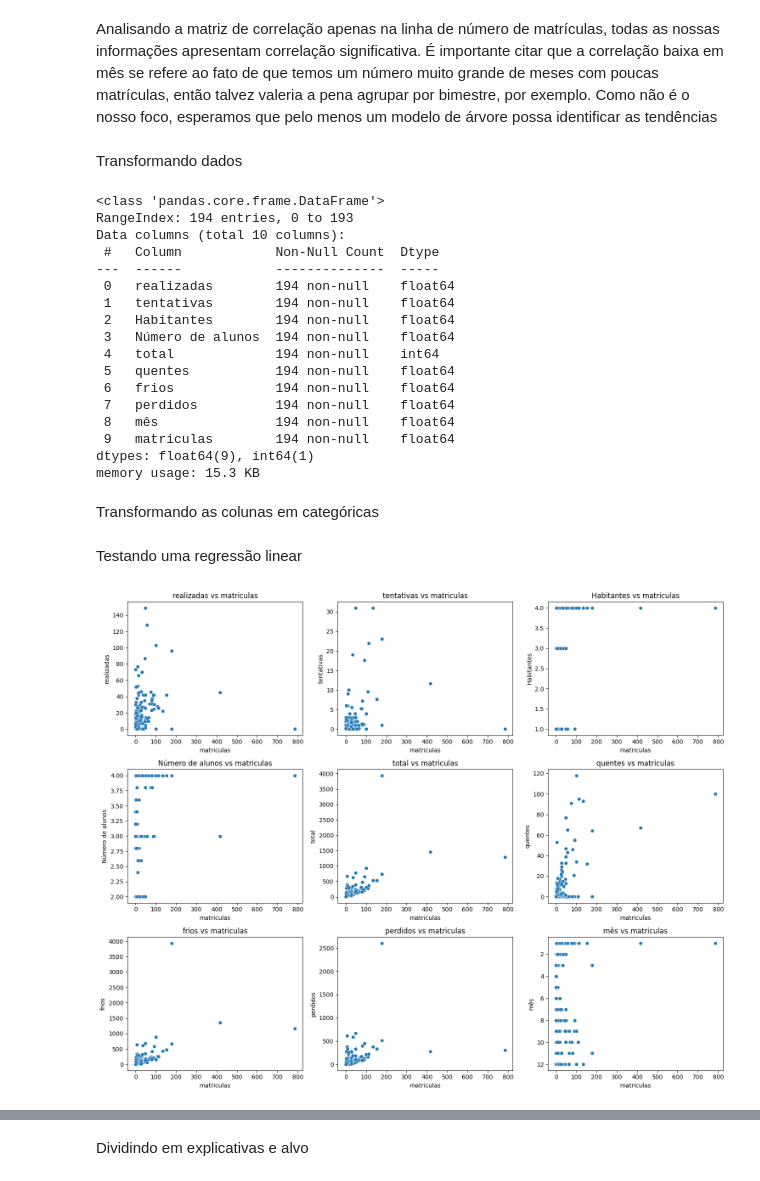
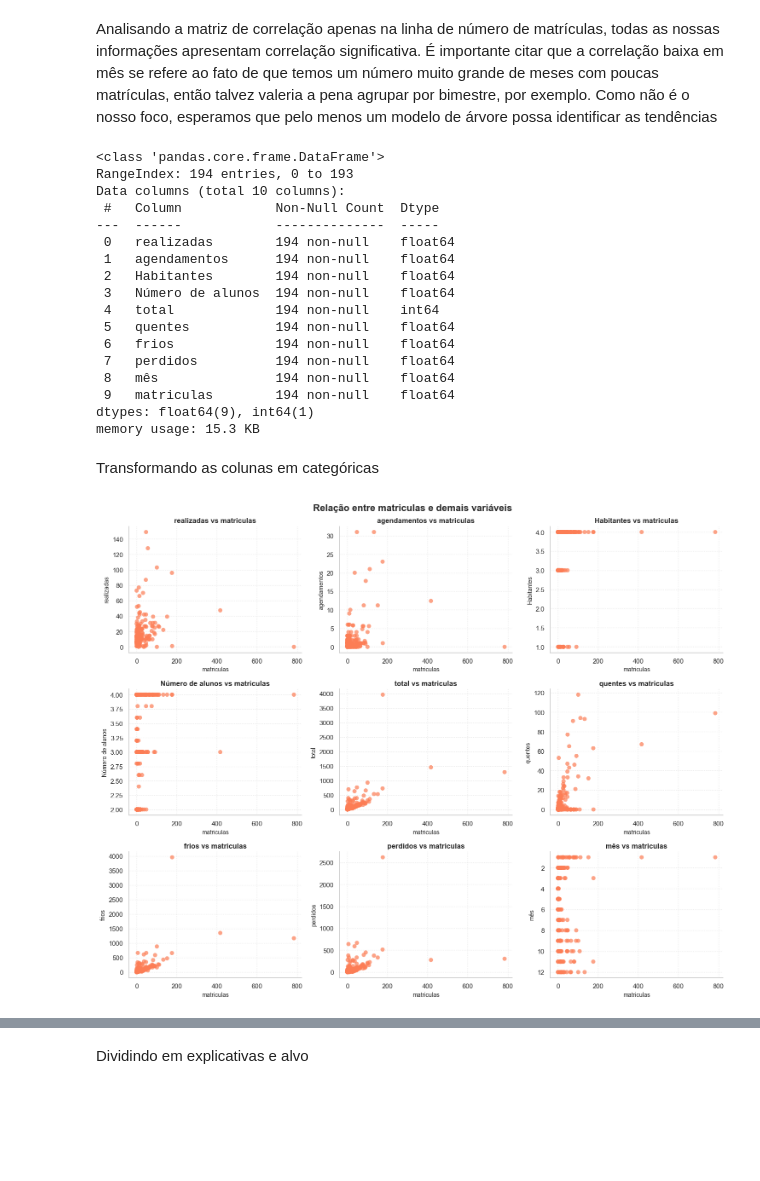
Before and after one commit to gollumlumni/Modelos-de-Previs-o, a Jupyter notebook: matriculas.ipynb, the cells around one changed output, grey strips where cells are left out. Cells and saved outputs as stored; diff of their text form; code cells hidden in the pictures; blank space fills up the shorter version.

```diff
--- a/matriculas.ipynb
+++ b/matriculas.ipynb
@@ -314,14 +349,14 @@ agendamento['updated_at'] = pd.to_datetime(agendamento['updated_at'])
 
 agendamento['updated_month'] = agendamento['updated_at'].dt.strftime('%m-%Y')
 
-# Filtrar apenas os status finais (se necessário)
-agendamento = agendamento.sort_values(['escola_id', 'updated_at', 'status'])  # Ordenando para pegar o último status
+# Filtrar apenas os status finais
+agendamento = agendamento.sort_values(['escola_id', 'updated_at', 'status'])
 agendamento_final = agendamento.drop_duplicates(subset=['responsavel_id', 'escola_id', 'updated_at'], keep='last')
 
 # Agrupar por mês-ano e escola_id
 visitas_mensais = agendamento_final.groupby(['updated_month', 'escola_id']).agg(
     realizadas=('status', lambda x: (x == 'realizado').sum()),
-    tentativas=('status', lambda x: (x == 'tentative').sum())
+    agendamentos=('status', lambda x: (x == 'tentative').sum())
 ).reset_index()
 
 visitas_mensais
@@ -464,7 +512,7 @@ df['Número de alunos'] = df['Número de alunos'].map(alunos_map)
 
 
 
-cols_to_impute = ['realizadas', 'tentativas', 'Habitantes', 'Número de alunos', 'quentes', 'frios', 'matriculas', 'perdidos', 'mês']
+cols_to_impute = ['realizadas', 'agendamentos', 'Habitantes', 'Número de alunos', 'quentes', 'frios', 'matriculas', 'perdidos', 'mês']
 df_knn = df[cols_to_impute].copy()
 
 imputer = KNNImputer(n_neighbors=5)
@@ -522,8 +593,6 @@ sns.heatmap(data = matriz_corr, cmap = 'coolwarm', annot = True)
 dados_brutos = df
 # %% [markdown]
 Analisando a matriz de correlação apenas na linha de número de matrículas, todas as nossas informações apresentam correlação significativa. É importante citar que a correlação baixa em mês se refere ao fato de que temos um número muito grande de meses com poucas matrículas, então talvez valeria a pena agrupar por bimestre, por exemplo. Como não é o nosso foco, esperamos que pelo menos um modelo de árvore possa identificar as tendências
-# %% [markdown]
-Transformando dados
 # %%
 df = df.drop(columns = ['updated_month', 'escola_id', 'Escolas'])
 df.info()
@@ -534,7 +603,7 @@ Data columns (total 10 columns):
  #   Column            Non-Null Count  Dtype
 ---  ------            --------------  -----
  0   realizadas        194 non-null    float64
- 1   tentativas        194 non-null    float64
+ 1   agendamentos      194 non-null    float64
  2   Habitantes        194 non-null    float64
  3   Número de alunos  194 non-null    float64
  4   total             194 non-null    int64
@@ -549,27 +618,49 @@ memory usage: 15.3 KB
 Transformando as colunas em categóricas
 # %%
 df['mês'] = df['mês'].astype('category')
-# %% [markdown]
-Testando uma regressão linear
 # %%
+# Define um estilo de grade suave
+sns.set_theme(style="whitegrid", rc={
+    "grid.color": ".9",
+    "grid.linestyle": ":",
+})
+
 coluna_referencia = 'matriculas'
 variaveis = [col for col in df.columns if col != coluna_referencia]
 
 n = len(variaveis)
 cols = 3
 rows = (n + cols - 1) // cols
 
 plt.figure(figsize=(5 * cols, 4 * rows))
 
-for i, col in enumerate(variaveis):
-    plt.subplot(rows, cols, i + 1)
-    sns.scatterplot(data=df, x=coluna_referencia, y=col)
-    plt.title(f'{col} vs {coluna_referencia}')
+for i, col in enumerate(variaveis, start=1):
+    plt.subplot(rows, cols, i)
+    sns.scatterplot(
+        data=df,
+        x=coluna_referencia,
+        y=col,
+        color="#FC7D55",
+        s=50,
+        alpha=0.7,
+        edgecolor="none"
+    )
+    plt.title(f"{col} vs {coluna_referencia}", fontsize=12, fontweight="bold")
+    plt.xlabel(coluna_referencia, fontsize=10)
+    plt.ylabel(col, fontsize=10)
+
+# Suptítulo geral
+plt.suptitle("Relação entre matriculas e demais variáveis",
+             fontsize=16, fontweight='bold')
 
 plt.tight_layout()
+
+# Remove bordas superiores e direitas
+sns.despine()
+
 plt.show()
 # %% [output]
-[figure, old version]
+[figure, new version]
 # %% [markdown]
 Vamos manter os outliers do jeito que estão, apesar de ser relativamente errado fazer isso, mas não temos muitos dados
 
```
Also changed, not shown: parts of 97 cells of this notebook.
